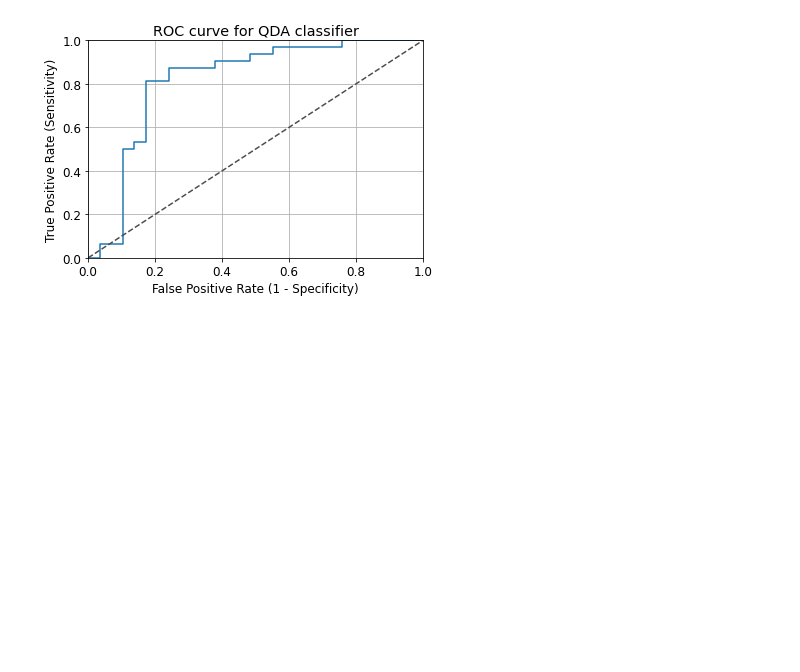
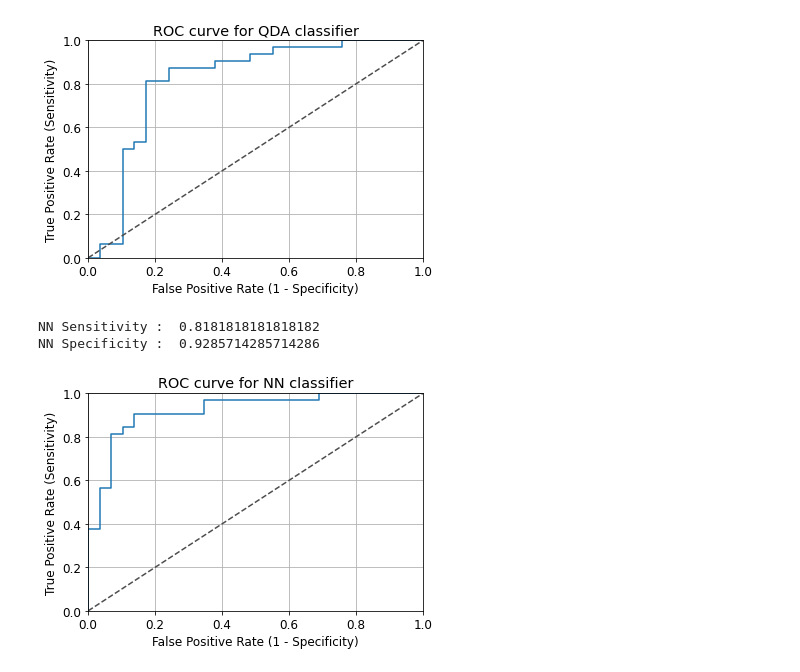
Before and after one commit to nathmart1n/e-commerce-analysis, a Jupyter notebook: main.ipynb, the cells around one changed output. Cells and saved outputs as stored; diff of their text form; code cells hidden in the pictures; blank space fills up the shorter version.

```diff
--- a/main.ipynb
+++ b/main.ipynb
@@ -228,3 +228,37 @@ QDA auc:  0.8168103448275862
 [figure]
 [figure]
 [figure]
+# %%
+clf = MLPClassifier(alpha=1, max_iter=1000)
+clf.fit(X_train, y_train)
+y_predict = clf.predict(X_test)
+y_pred_quant = clf.predict_proba(X_test)[:, 1]
+y_pred_bin = clf.predict(X_test)
+
+cfm = confusion_matrix(y_test, y_pred_bin)
+cfm
+
+total=sum(sum(cfm))
+
+sensitivity = cfm[0,0]/(cfm[0,0]+cfm[1,0])
+print('NN Sensitivity : ', sensitivity )
+
+specificity = cfm[1,1]/(cfm[1,1]+cfm[0,1])
+print('NN Specificity : ', specificity)
+
+fpr, tpr, thresholds = roc_curve(y_test, y_pred_quant)
+
+fig, ax = plt.subplots()
+ax.plot(fpr, tpr)
+ax.plot([0, 1], [0, 1], transform=ax.transAxes, ls="--", c=".3")
+plt.xlim([0.0, 1.0])
+plt.ylim([0.0, 1.0])
+plt.rcParams['font.size'] = 12
+plt.title('ROC curve for NN classifier')
+plt.xlabel('False Positive Rate (1 - Specificity)')
+plt.ylabel('True Positive Rate (Sensitivity)')
+plt.grid(True)
+# %% [output]
+NN Sensitivity :  0.8181818181818182
+NN Specificity :  0.9285714285714286
+[figure, added]
```
